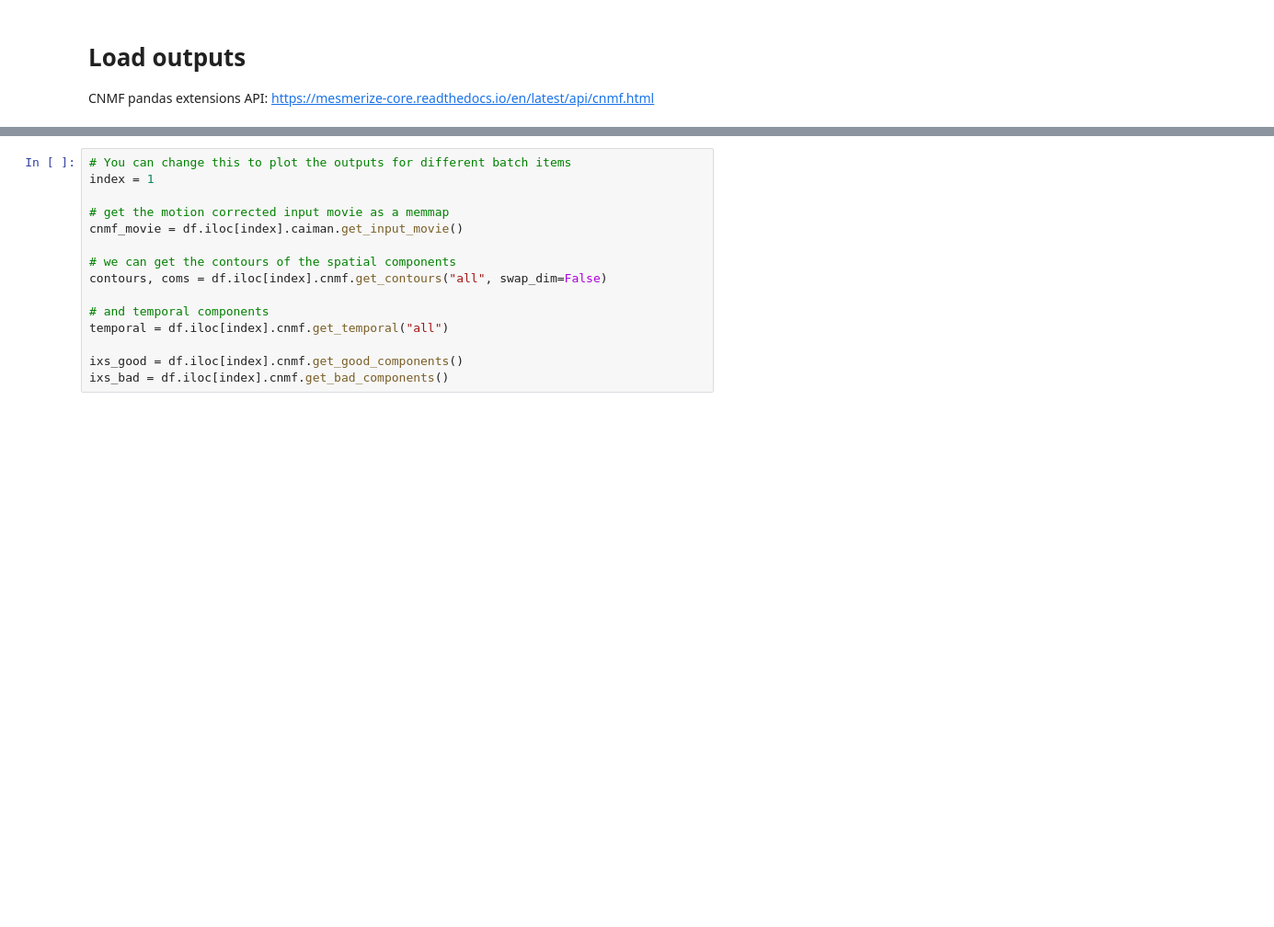
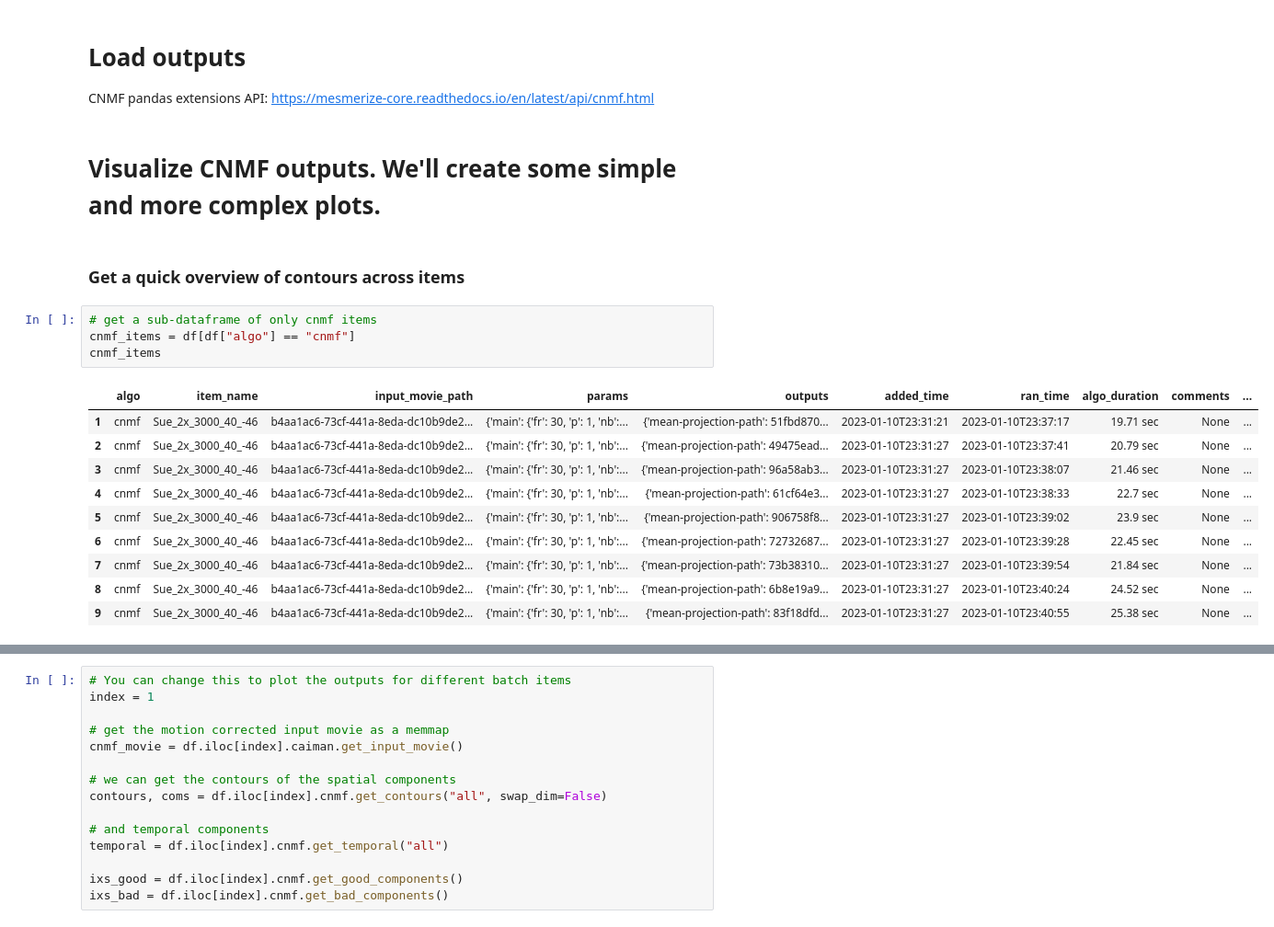
Before and after one commit to nel-lab/mesmerize-core, a Jupyter notebook: notebooks/cnmf_viz.ipynb, the cells around one changed output, grey strips where cells are left out. Shown at 92% size. Drawn from its saved outputs; the diff is of its cells as text; blank space fills up the shorter version.

Commit message:
add multi item viz for cnmf

```diff
--- a/notebooks/cnmf_viz.ipynb
+++ b/notebooks/cnmf_viz.ipynb
@@ -42,3 +42,22 @@ df
 # Load outputs
 
 CNMF pandas extensions API: https://mesmerize-core.readthedocs.io/en/latest/api/cnmf.html
+# %% [markdown]
+# Visualize CNMF outputs. We'll create some simple and more complex plots.
+# %% [markdown]
+### Get a quick overview of contours across items
+# %%
+# get a sub-dataframe of only cnmf items
+cnmf_items = df[df["algo"] == "cnmf"]
+cnmf_items
+# %% [output]
+|  | algo | item_name | input_movie_path | params | outputs | added_time | ran_time | algo_duration | comments | ... |
+| 1 | cnmf | Sue_2x_3000_40_-46 | b4aa1ac6-73cf-441a-8eda-dc10b9de2... | {'main': {'fr': 30, 'p': 1, 'nb':... | {'mean-projection-path': 51fbd870... | 2023-01-10T23:31:21 | 2023-01-10T23:37:17 | 19.71 sec | None | ... |
+| 2 | cnmf | Sue_2x_3000_40_-46 | b4aa1ac6-73cf-441a-8eda-dc10b9de2... | {'main': {'fr': 30, 'p': 1, 'nb':... | {'mean-projection-path': 49475ead... | 2023-01-10T23:31:27 | 2023-01-10T23:37:41 | 20.79 sec | None | ... |
+| 3 | cnmf | Sue_2x_3000_40_-46 | b4aa1ac6-73cf-441a-8eda-dc10b9de2... | {'main': {'fr': 30, 'p': 1, 'nb':... | {'mean-projection-path': 96a58ab3... | 2023-01-10T23:31:27 | 2023-01-10T23:38:07 | 21.46 sec | None | ... |
+| 4 | cnmf | Sue_2x_3000_40_-46 | b4aa1ac6-73cf-441a-8eda-dc10b9de2... | {'main': {'fr': 30, 'p': 1, 'nb':... | {'mean-projection-path': 61cf64e3... | 2023-01-10T23:31:27 | 2023-01-10T23:38:33 | 22.7 sec | None | ... |
+| 5 | cnmf | Sue_2x_3000_40_-46 | b4aa1ac6-73cf-441a-8eda-dc10b9de2... | {'main': {'fr': 30, 'p': 1, 'nb':... | {'mean-projection-path': 906758f8... | 2023-01-10T23:31:27 | 2023-01-10T23:39:02 | 23.9 sec | None | ... |
+| 6 | cnmf | Sue_2x_3000_40_-46 | b4aa1ac6-73cf-441a-8eda-dc10b9de2... | {'main': {'fr': 30, 'p': 1, 'nb':... | {'mean-projection-path': 72732687... | 2023-01-10T23:31:27 | 2023-01-10T23:39:28 | 22.45 sec | None | ... |
+| 7 | cnmf | Sue_2x_3000_40_-46 | b4aa1ac6-73cf-441a-8eda-dc10b9de2... | {'main': {'fr': 30, 'p': 1, 'nb':... | {'mean-projection-path': 73b38310... | 2023-01-10T23:31:27 | 2023-01-10T23:39:54 | 21.84 sec | None | ... |
+| 8 | cnmf | Sue_2x_3000_40_-46 | b4aa1ac6-73cf-441a-8eda-dc10b9de2... | {'main': {'fr': 30, 'p': 1, 'nb':... | {'mean-projection-path': 6b8e19a9... | 2023-01-10T23:31:27 | 2023-01-10T23:40:24 | 24.52 sec | None | ... |
+| 9 | cnmf | Sue_2x_3000_40_-46 | b4aa1ac6-73cf-441a-8eda-dc10b9de2... | {'main': {'fr': 30, 'p': 1, 'nb':... | {'mean-projection-path': 83f18dfd... | 2023-01-10T23:31:27 | 2023-01-10T23:40:55 | 25.38 sec | None | ... |
```
Also changed, not shown: parts of 3 cells of this notebook.
